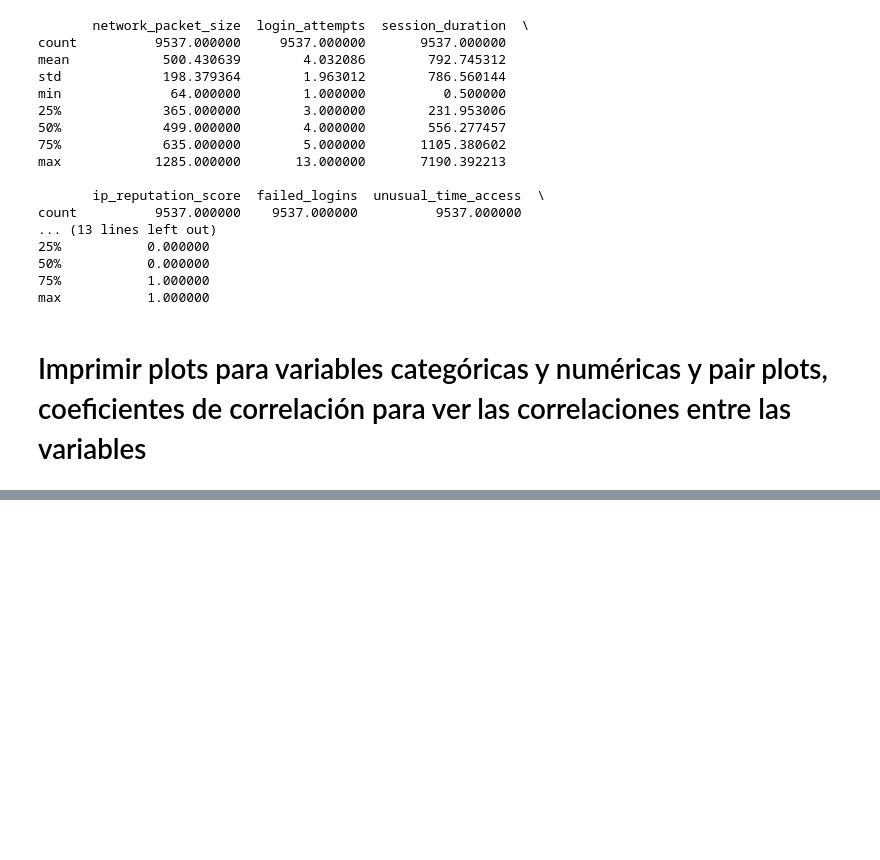
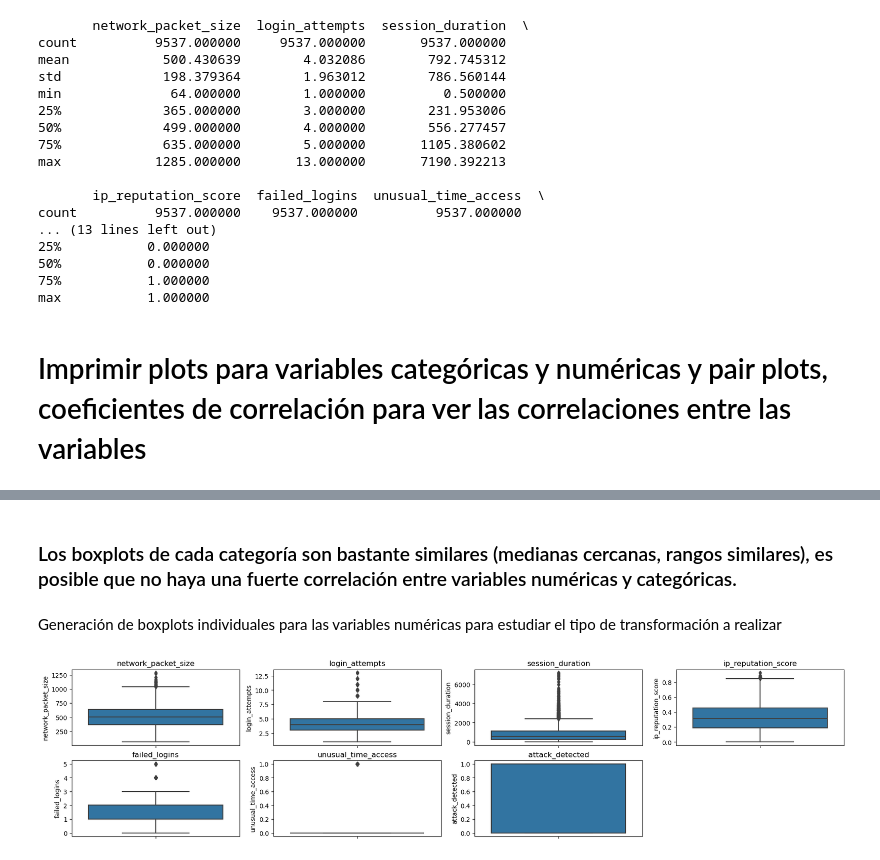
Before and after one commit to ntamajon/Prueba-GenData-Nico-Tamaj-n-Rivas, a Jupyter notebook: prueba_eda.ipynb, the cells around one changed output, grey strips where cells are left out. Saved outputs shown, nothing was run; the diff lists cells and outputs as text; code cells hidden in the pictures; blank space fills up the shorter version.

```diff
--- a/prueba_eda.ipynb
+++ b/prueba_eda.ipynb
@@ -140,0 +247,13 @@ max           1.000000
+# %% [markdown]
+### Los boxplots de cada categoría son bastante similares (medianas cercanas, rangos similares), es posible que no haya una fuerte correlación entre variables numéricas y categóricas.
+# %% [markdown]
+Generación de boxplots individuales para las variables numéricas para estudiar el tipo de transformación a realizar
+# %%
+#boxplots para variables numéricas
+for i in range(len(num_var)):
+    plt.subplot(2, 4, i+1)
+    sns.boxplot(data=intrusion, y=intrusion[num_var[i]])
+    plt.title(f"{num_var[i]}")
+    plt.subplots_adjust(right=2.8)
+# %% [output]
+[figure, added]
```
Also changed, not shown: parts of 16 cells of this notebook, 8 other files.
